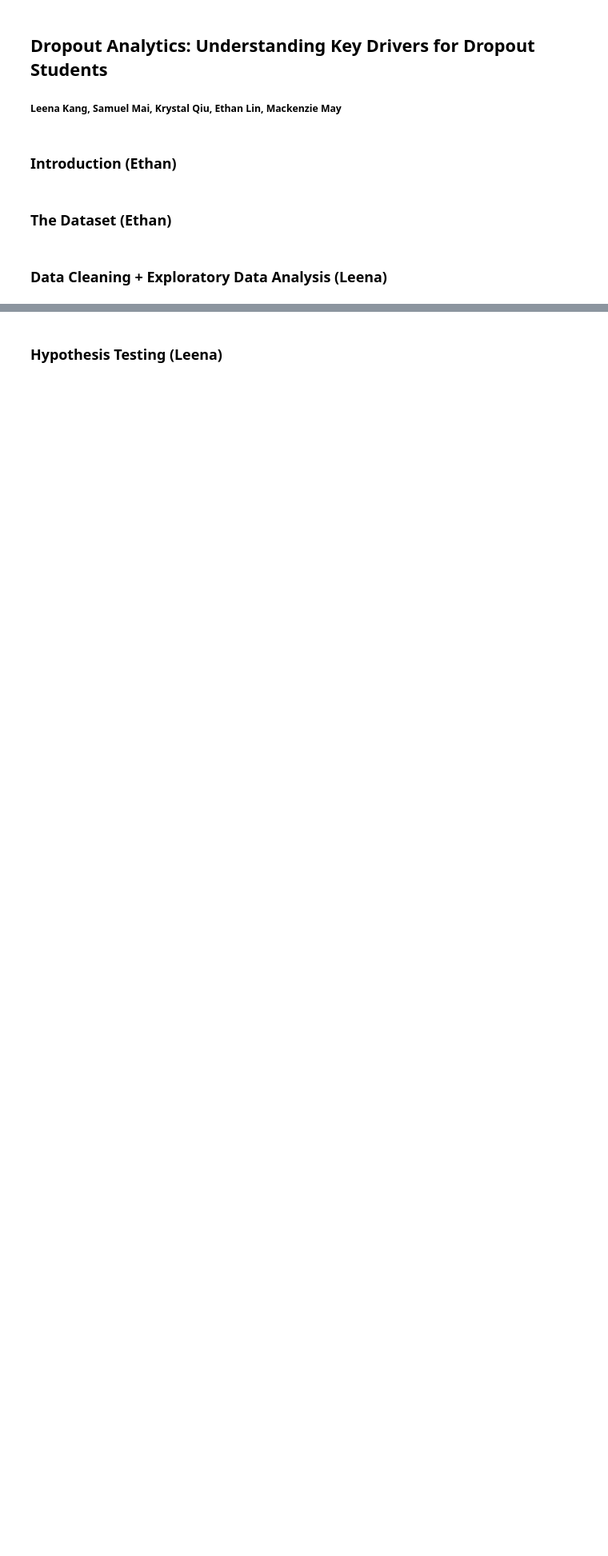
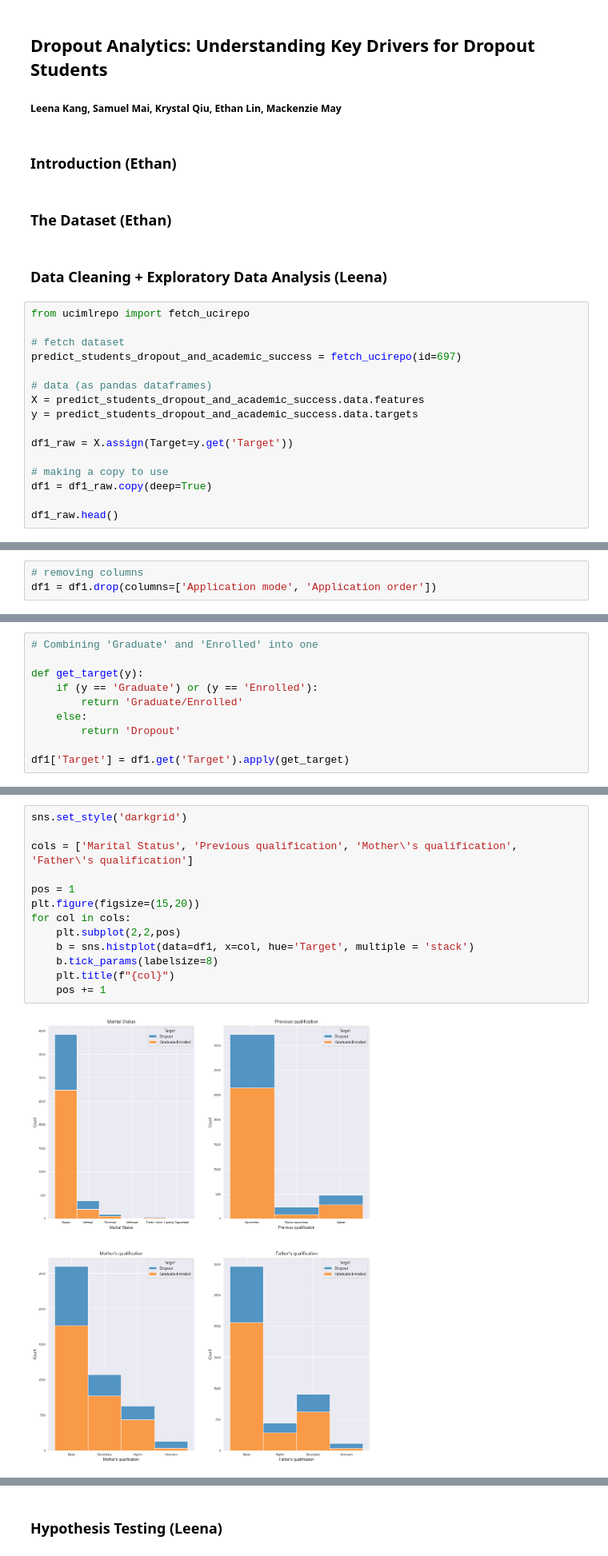
Before and after one commit to mnmay2020/MATH189_Project, a Jupyter notebook: Final_SourceCode.ipynb, the cells around one changed output, grey strips where cells are left out. Shown at 80% size. Saved outputs shown, nothing was run; the diff lists cells and outputs as text; blank space fills up the shorter version.

```diff
--- a/Final_SourceCode.ipynb
+++ b/Final_SourceCode.ipynb
@@ -20,3 +20,19 @@ import statsmodels.formula.api as smf
 ### The Dataset (Ethan)
 # %% [markdown]
 ### Data Cleaning + Exploratory Data Analysis (Leena)
+# %%
+from ucimlrepo import fetch_ucirepo
+
+# fetch dataset
+predict_students_dropout_and_academic_success = fetch_ucirepo(id=697)
+
+# data (as pandas dataframes)
+X = predict_students_dropout_and_academic_success.data.features
+y = predict_students_dropout_and_academic_success.data.targets
+
+df1_raw = X.assign(Target=y.get('Target'))
+
+# making a copy to use
+df1 = df1_raw.copy(deep=True)
+
+df1_raw.head()
@@ -22,0 +91,3 @@ import statsmodels.formula.api as smf
+# %%
+# removing columns
+df1 = df1.drop(columns=['Application mode', 'Application order'])
@@ -22,0 +292,10 @@ import statsmodels.formula.api as smf
+# %%
+# Combining 'Graduate' and 'Enrolled' into one
+
+def get_target(y):
+    if (y == 'Graduate') or (y == 'Enrolled'):
+        return 'Graduate/Enrolled'
+    else:
+        return 'Dropout'
+
+df1['Target'] = df1.get('Target').apply(get_target)
@@ -22,0 +314,15 @@ import statsmodels.formula.api as smf
+# %%
+sns.set_style('darkgrid')
+
+cols = ['Marital Status', 'Previous qualification', 'Mother\'s qualification', 'Father\'s qualification']
+
+pos = 1
+plt.figure(figsize=(15,20))
+for col in cols:
+    plt.subplot(2,2,pos)
+    b = sns.histplot(data=df1, x=col, hue='Target', multiple = 'stack')
+    b.tick_params(labelsize=8)
+    plt.title(f"{col}")
+    pos += 1
+# %% [output]
+[figure, added]
```
Also changed, not shown: parts of 110 cells of this notebook, 3 other files.
